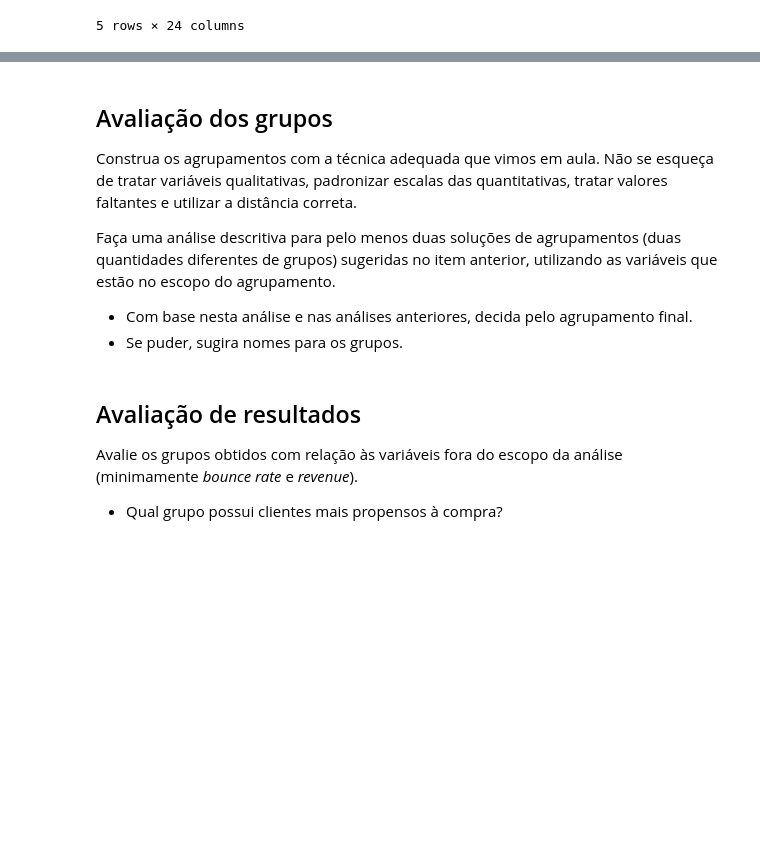
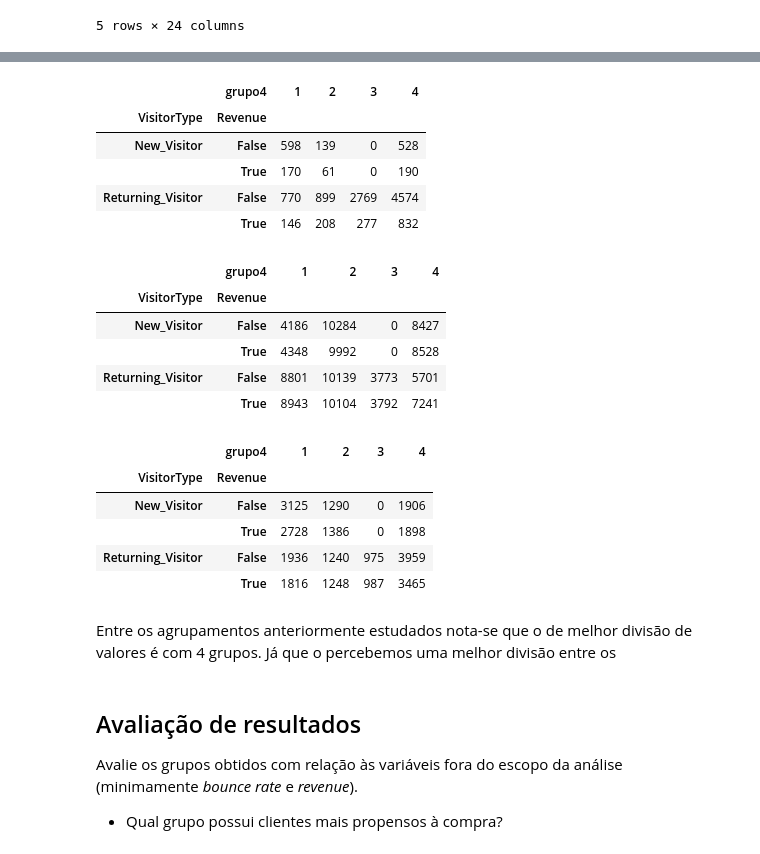
Before and after one commit to MahFr115/Dados_EBAC_Fase5, a Jupyter notebook: Módulo 30/Tarefa 2.ipynb, the cells around one changed output, grey strips where cells are left out. Drawn from its saved outputs; the diff is of its cells as text; code cells hidden in the pictures; blank space fills up the shorter version.

```diff
--- a/Módulo 30/Tarefa 2.ipynb
+++ b/Módulo 30/Tarefa 2.ipynb
@@ -230,3 +266,4 @@ KeyError: 'grupo3'
 # %%
-df_X['grupo4'] = fcluster(Z, 4 , criterion='maxclust')
-df_X.grupo4.value_counts()
+# Análise descitiva para 4 grupos
+df_X_g['grupo4'] = fcluster(Z, 4 , criterion='maxclust')
+df_X_g.grupo4.value_counts()
@@ -233,11 +278,29 @@ df_X.grupo4.value_counts()
-# %% [markdown]
-## Avaliação dos grupos
-
-Construa os agrupamentos com a técnica adequada que vimos em aula. Não se esqueça de tratar variáveis qualitativas, padronizar escalas das quantitativas, tratar valores faltantes e utilizar a distância correta.
-
-Faça uma análise descritiva para pelo menos duas soluções de agrupamentos (duas quantidades diferentes de grupos) sugeridas no item anterior, utilizando as variáveis que estão no escopo do agrupamento.
-- Com base nesta análise e nas análises anteriores, decida pelo agrupamento final.
-- Se puder, sugira nomes para os grupos.
+# %%
+df_X_4 = df.merge(df_X_g.reset_index(), left_index=True, right_index=True)
+display(df_X_4.groupby(['VisitorType', 'Revenue', 'grupo4'])["index"].count().unstack().fillna(0).astype(int))
+display(df_X_4.groupby(['VisitorType', 'Revenue', 'grupo4'])["index"].mean().unstack().fillna(0).astype(int))
+display(df_X_4.groupby(['VisitorType', 'Revenue', 'grupo4'])["index"].std().unstack().fillna(0).astype(int))
+# %% [output]
+|  | grupo4 | 1 | 2 | 3 | 4 |
+| VisitorType | Revenue |  |  |  |  |
+| New_Visitor | False | 598 | 139 | 0 | 528 |
+|  | True | 170 | 61 | 0 | 190 |
+| Returning_Visitor | False | 770 | 899 | 2769 | 4574 |
+|  | True | 146 | 208 | 277 | 832 |
+|  | grupo4 | 1 | 2 | 3 | 4 |
+| VisitorType | Revenue |  |  |  |  |
+| New_Visitor | False | 4186 | 10284 | 0 | 8427 |
+|  | True | 4348 | 9992 | 0 | 8528 |
+| Returning_Visitor | False | 8801 | 10139 | 3773 | 5701 |
+|  | True | 8943 | 10104 | 3792 | 7241 |
+|  | grupo4 | 1 | 2 | 3 | 4 |
+| VisitorType | Revenue |  |  |  |  |
+| New_Visitor | False | 3125 | 1290 | 0 | 1906 |
+|  | True | 2728 | 1386 | 0 | 1898 |
+| Returning_Visitor | False | 1936 | 1240 | 975 | 3959 |
+|  | True | 1816 | 1248 | 987 | 3465 |
+# %% [markdown]
+Entre os agrupamentos anteriormente estudados nota-se que o de melhor divisão de valores é com 4 grupos. Já que o percebemos uma melhor divisão entre os
 # %% [markdown]
 ## Avaliação de resultados
 
```
Also changed, not shown: parts of 9 cells of this notebook.
